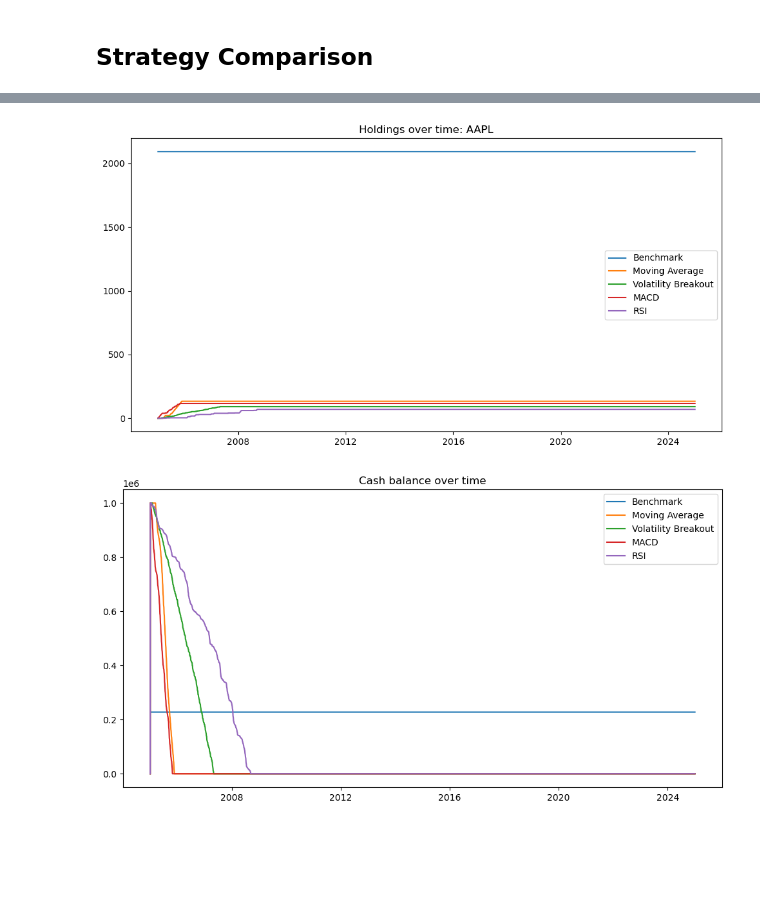
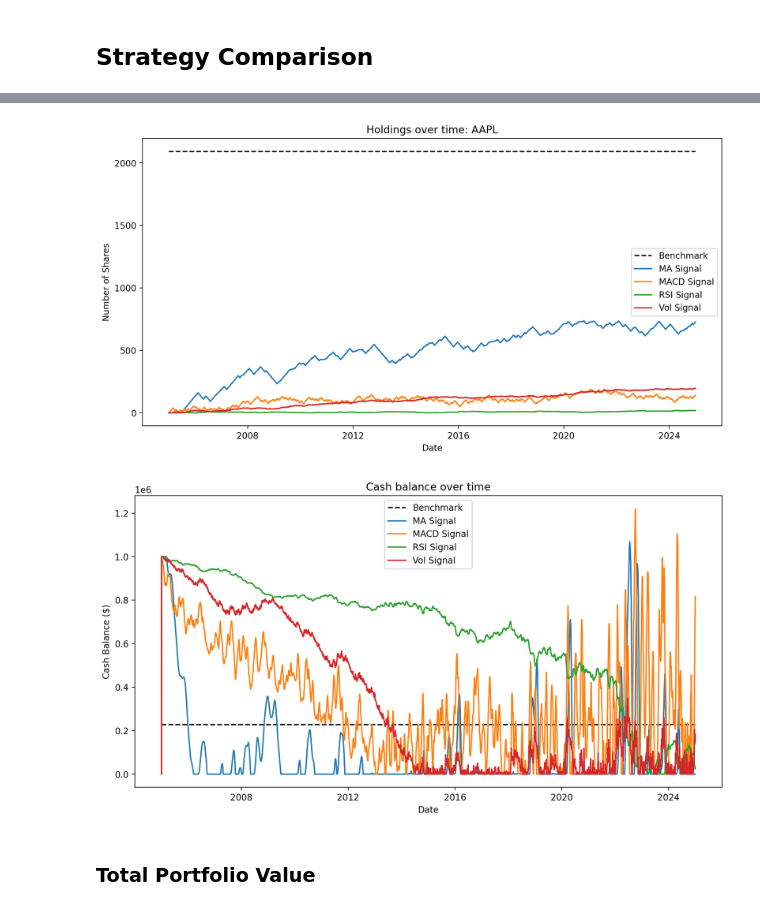
Before and after one commit to scfengv/FINM32500HW2, a Jupyter notebook: StrategyComparison.ipynb, the cells around one changed output, grey strips where cells are left out. Saved outputs shown, nothing was run; the diff lists cells and outputs as text; code cells hidden in the pictures; blank space fills up the shorter version.

Commit message:
Update BaseStrategy, Notebook, and README

```diff
--- a/StrategyComparison.ipynb
+++ b/StrategyComparison.ipynb
@@ -40,0 +19,18 @@ plt.show()
+# %%
+prices = PriceLoader('data').load_all()
+benchmark = BenchmarkStrategy().run(prices)
+
+strategies = {
+    'MA Signal': {
+        'result': MovingAverageStrategy().run(prices),
+        'color': 'blue', 'marker': '^'},
+    'MACD Signal': {
+        'result': MACDStrategy().run(prices),
+        'color': 'red', 'marker': '^'},
+    'RSI Signal': {
+        'result': RSIStrategy().run(prices),
+        'color': 'green', 'marker': '^'},
+    'Vol Signal': {
+        'result': VolatilityBreakoutStrategy().run(prices),
+        'color': 'orange', 'marker': '^'}
+}
@@ -41,22 +92,30 @@ plt.show()
 # %%
 # Holdings over time
-plt.figure(figsize=(12,6))
-for name, res in strategies.items():
-    plt.plot(res.positions[ticker], label=name)
+plt.figure(figsize = (12,6))
+plt.plot(benchmark.positions[ticker], label = 'Benchmark', color = 'black', linestyle = '--')
+for name, params in strategies.items():
+    plt.plot(params['result'].positions[ticker], label = name)
 plt.title(f"Holdings over time: {ticker}")
+plt.xlabel("Date")
+plt.ylabel("Number of Shares")
 plt.legend()
 plt.show()
 # %% [output]
-[figure, old version]
+[figure, new version]
 # %%
 # Cash balance
-plt.figure(figsize=(12,6))
-for name, res in strategies.items():
-    plt.plot(res.cash, label=name)
+plt.figure(figsize = (12,6))
+plt.plot(benchmark.cash, label = 'Benchmark', color = 'black', linestyle = '--')
+for name, params in strategies.items():
+    plt.plot(params['result'].cash, label = name)
 plt.title("Cash balance over time")
+plt.xlabel("Date")
+plt.ylabel("Cash Balance ($)")
 plt.legend()
 plt.show()
 # %% [output]
-[figure, old version]
+[figure, new version]
+# %% [markdown]
+### Total Portfolio Value
 # %%
 # Total portfolio value
```
Also changed, not shown: parts of 8 cells of this notebook, 10 other files.
